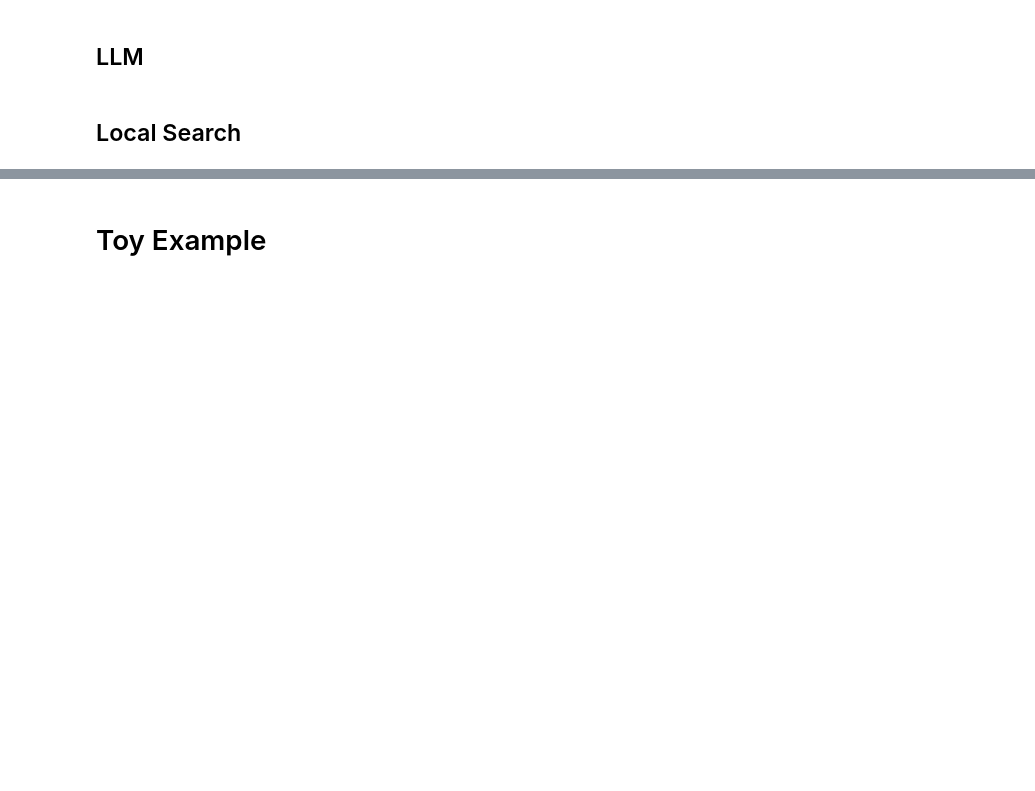
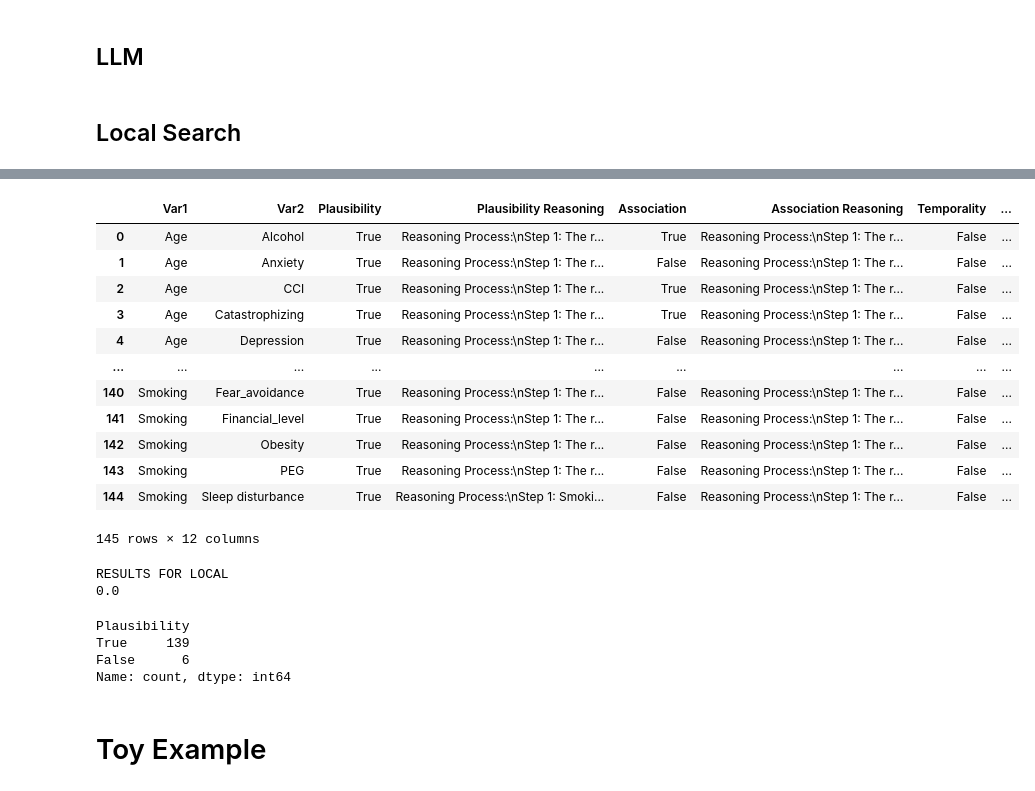
Before and after one commit to SCI-LLM-Project/kacd, a Jupyter notebook: query_kg.ipynb, the cells around one changed output, grey strips where cells are left out. Cells and saved outputs as stored; diff of their text form; code cells hidden in the pictures; blank space fills up the shorter version.

```diff
--- a/query_kg.ipynb
+++ b/query_kg.ipynb
@@ -157,14 +157,19 @@ def query_local_causality(row):
     var1 = "Sleep disturbance" if var1 == "Sleep" else var1
     var2 = "Sleep disturbance" if var2 == "Sleep" else var2
 
-    report = retrieve_context_query(var1, var2)
     pquery = plausibility_prompt(var1, var2)
+    preport = retrieve_context_query(pquery)
+
     aquery = association_prompt(var1, var2)
+    areport = retrieve_context_query(aquery)
+
     tquery = temporality_prompt(var1, var2)
-    plausibility, preasoning = local_retriever(pquery, var1, var2, report)
-    association, areasoning = local_retriever(aquery, var1, var2, report)
-    temporality, treasoning = local_retriever(tquery, var1, var2, report)
-    return [var1, var2, plausibility, preasoning, association, areasoning, temporality, treasoning, report, label]
+    treport = retrieve_context_query(tquery)
+
+    plausibility, preasoning = local_retriever(pquery, var1, var2, preport)
+    association, areasoning = local_retriever(aquery, var1, var2, areport)
+    temporality, treasoning = local_retriever(tquery, var1, var2, treport)
+    return [var1, var2, plausibility, preasoning, association, areasoning, temporality, treasoning, preport, areport, treport, label]
 # %%
 def query_llm_causality(row):
     var1, var2, label = row['var1'], row['var2'], row["label"]
@@ -203,4 +208,4 @@ print(llm_res["Plausibility"].value_counts())
 ## Local Search
 # %%
 from prompts import *
-res = full.apply(query_local_causality, axis=1)
+res = helpers.parallel_apply(full, query_local_causality, n_jobs=8)
@@ -209,14 +227,36 @@ NameError: name 'full' is not defined
 # %%
-columns = "Var1", "Var2", "Plausibility", "Plausibility Reasoning", "Association", "Association Reasoning", "Temporality", "Temporality Reasoning", "Report", "Label"
+columns = "Var1", "Var2", "Plausibility", "Plausibility Reasoning", "Association", "Association Reasoning", "Temporality", "Temporality Reasoning", "Plausibility Report","Association Report","Temporality Report", "Label"
 local_res = pd.DataFrame(res.to_list(), columns=columns)
-local_res.to_csv("results/kgrag.csv")
+# local_res.to_csv("results/kgrag.csv")
 local_res
+# %% [output]
+|  | Var1 | Var2 | Plausibility | Plausibility Reasoning | Association | Association Reasoning | Temporality | ... |
+| 0 | Age | Alcohol | True | Reasoning Process:\nStep 1: The r... | True | Reasoning Process:\nStep 1: The r... | False | ... |
+| 1 | Age | Anxiety | True | Reasoning Process:\nStep 1: The r... | False | Reasoning Process:\nStep 1: The r... | False | ... |
+| 2 | Age | CCI | True | Reasoning Process:\nStep 1: The r... | True | Reasoning Process:\nStep 1: The r... | False | ... |
+| 3 | Age | Catastrophizing | True | Reasoning Process:\nStep 1: The r... | True | Reasoning Process:\nStep 1: The r... | False | ... |
+| 4 | Age | Depression | True | Reasoning Process:\nStep 1: The r... | False | Reasoning Process:\nStep 1: The r... | False | ... |
+| ... | ... | ... | ... | ... | ... | ... | ... | ... |
+| 140 | Smoking | Fear_avoidance | True | Reasoning Process:\nStep 1: The r... | False | Reasoning Process:\nStep 1: The r... | False | ... |
+| 141 | Smoking | Financial_level | True | Reasoning Process:\nStep 1: The r... | False | Reasoning Process:\nStep 1: The r... | False | ... |
+| 142 | Smoking | Obesity | True | Reasoning Process:\nStep 1: The r... | False | Reasoning Process:\nStep 1: The r... | False | ... |
+| 143 | Smoking | PEG | True | Reasoning Process:\nStep 1: The r... | False | Reasoning Process:\nStep 1: The r... | False | ... |
+| 144 | Smoking | Sleep disturbance | True | Reasoning Process:\nStep 1: Smoki... | False | Reasoning Process:\nStep 1: The r... | False | ... |
+145 rows × 12 columns
 # %%
 from sklearn.metrics import f1_score
 print("RESULTS FOR LOCAL")
-print(f1_score(local_res["Label"], local_res["Plausibility"]))
+print(f1_score(local_res["Label"], local_res["Temporality"]))
+# %% [output]
+RESULTS FOR LOCAL
+0.0
 # %%
 print(local_res["Plausibility"].value_counts())
+# %% [output]
+Plausibility
+True     139
+False      6
+Name: count, dtype: int64
 # %% [markdown]
 # Toy Example
 # %%
```
Also changed, not shown: parts of 4 cells of this notebook, 9 other files.
